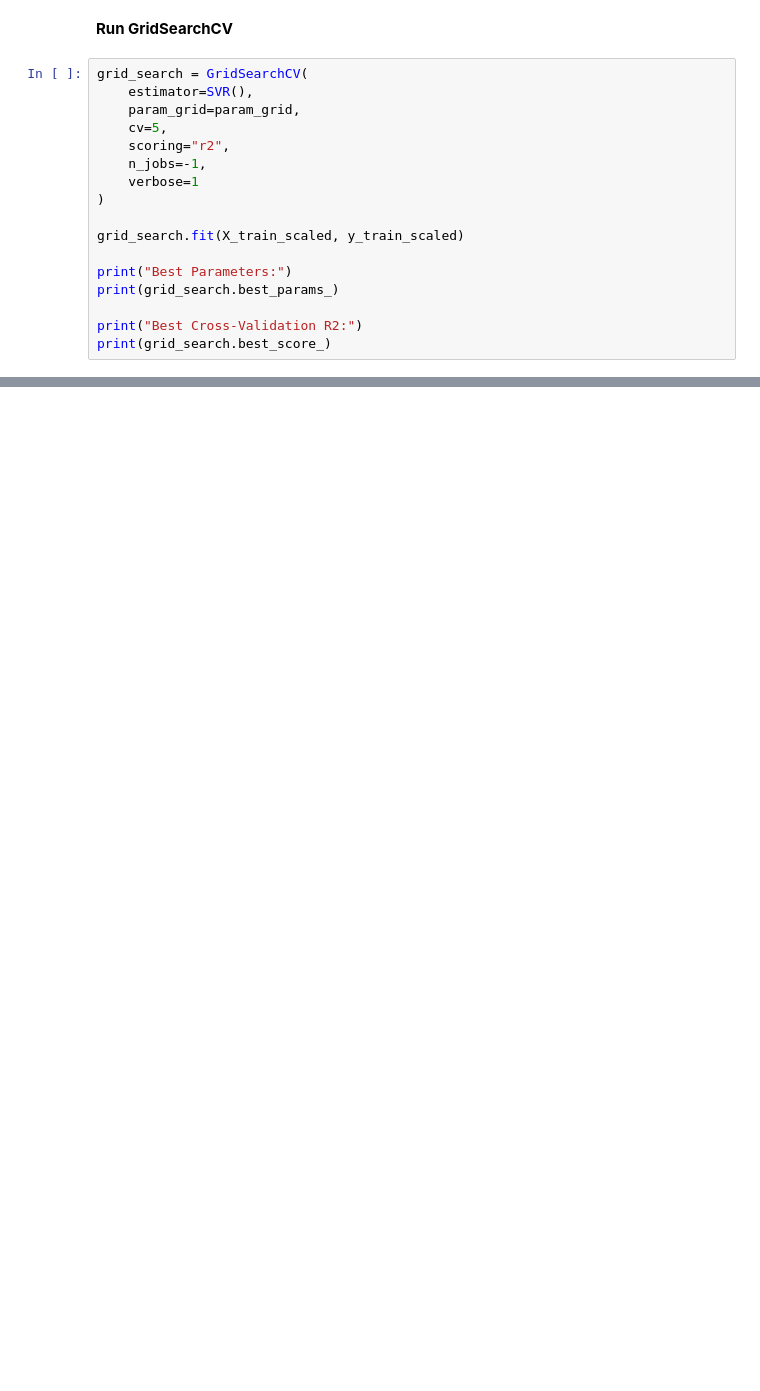
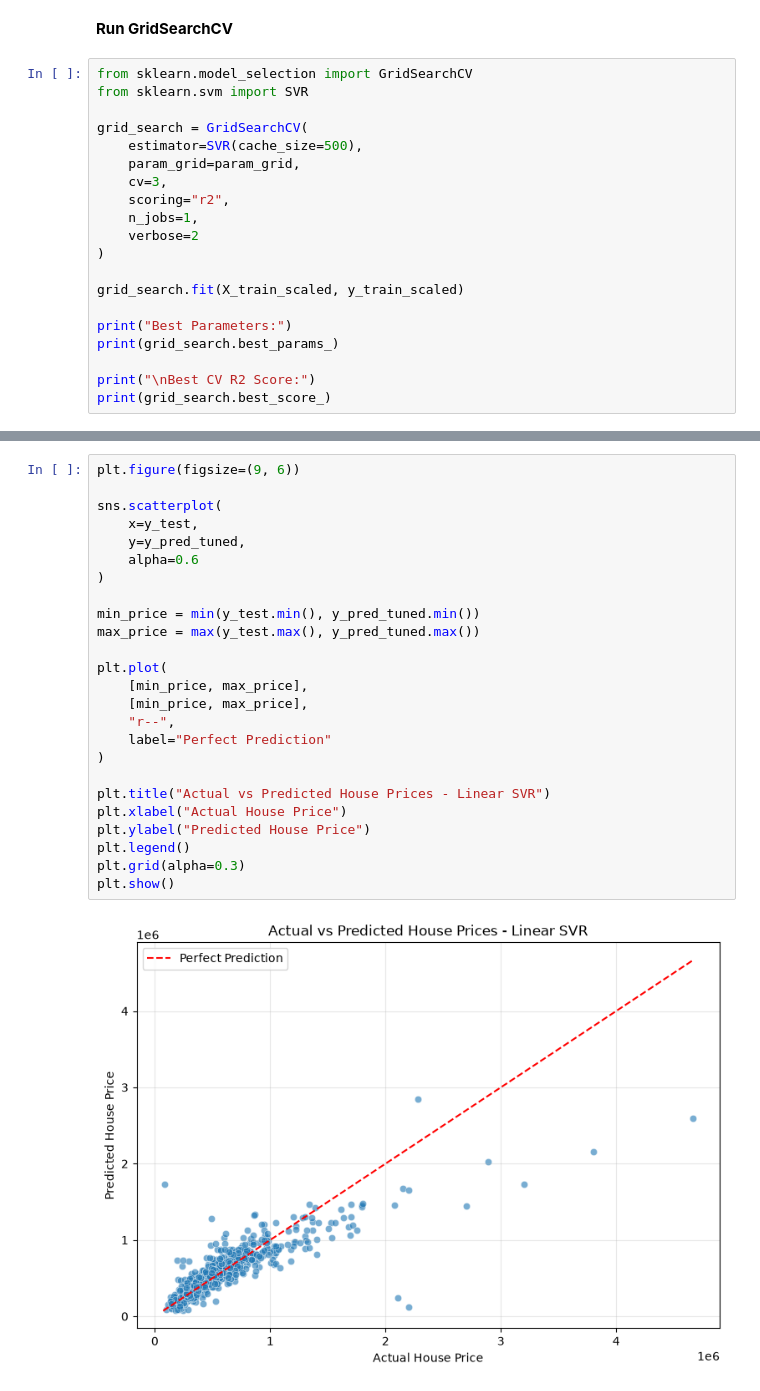
Before and after one commit to k1222004kumar-create/svm, a Jupyter notebook: House_Price_SVM/svm_house.ipynb, the cells around one changed output, grey strips where cells are left out. Cells and saved outputs as stored; diff of their text form; blank space fills up the shorter version.

```diff
--- a/House_Price_SVM/svm_house.ipynb
+++ b/House_Price_SVM/svm_house.ipynb
@@ -406,13 +397,16 @@ Error:
 # %% [markdown]
 **Run GridSearchCV**
 # %%
+from sklearn.model_selection import GridSearchCV
+from sklearn.svm import SVR
+
 grid_search = GridSearchCV(
-    estimator=SVR(),
+    estimator=SVR(cache_size=500),
     param_grid=param_grid,
-    cv=5,
+    cv=3,
     scoring="r2",
-    n_jobs=-1,
-    verbose=1
+    n_jobs=1,
+    verbose=2
 )
 
 grid_search.fit(X_train_scaled, y_train_scaled)
@@ -420,6 +414,6 @@ grid_search.fit(X_train_scaled, y_train_scaled)
 print("Best Parameters:")
 print(grid_search.best_params_)
 
-print("Best Cross-Validation R2:")
+print("\nBest CV R2 Score:")
 print(grid_search.best_score_)
 # %% [output]
@@ -426,0 +503,27 @@ Fitting 5 folds for each of 42 candidates, totalling 210 fits
+# %%
+plt.figure(figsize=(9, 6))
+
+sns.scatterplot(
+    x=y_test,
+    y=y_pred_tuned,
+    alpha=0.6
+)
+
+min_price = min(y_test.min(), y_pred_tuned.min())
+max_price = max(y_test.max(), y_pred_tuned.max())
+
+plt.plot(
+    [min_price, max_price],
+    [min_price, max_price],
+    "r--",
+    label="Perfect Prediction"
+)
+
+plt.title("Actual vs Predicted House Prices - Linear SVR")
+plt.xlabel("Actual House Price")
+plt.ylabel("Predicted House Price")
+plt.legend()
+plt.grid(alpha=0.3)
+plt.show()
+# %% [output]
+[figure, added]
```
Also changed, not shown: parts of 28 cells of this notebook.
